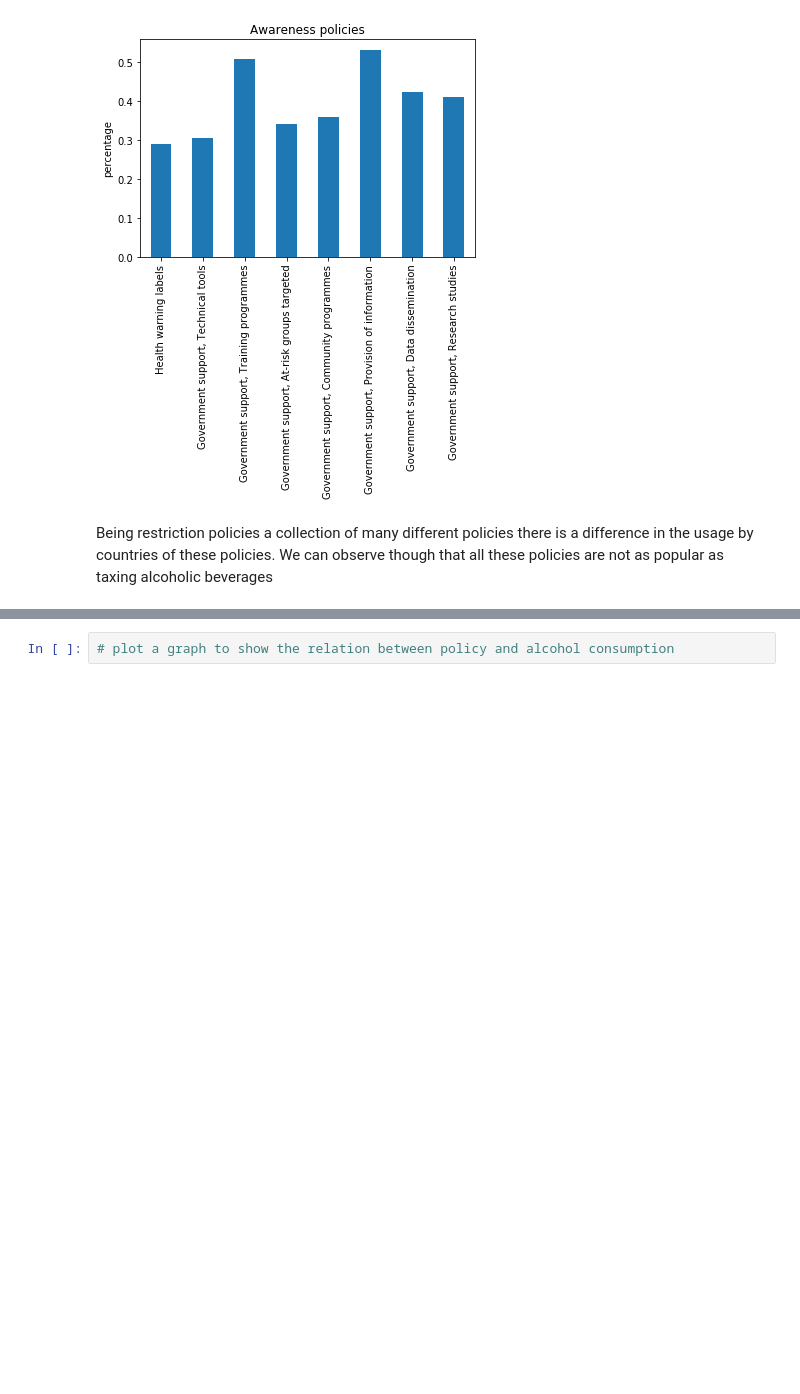
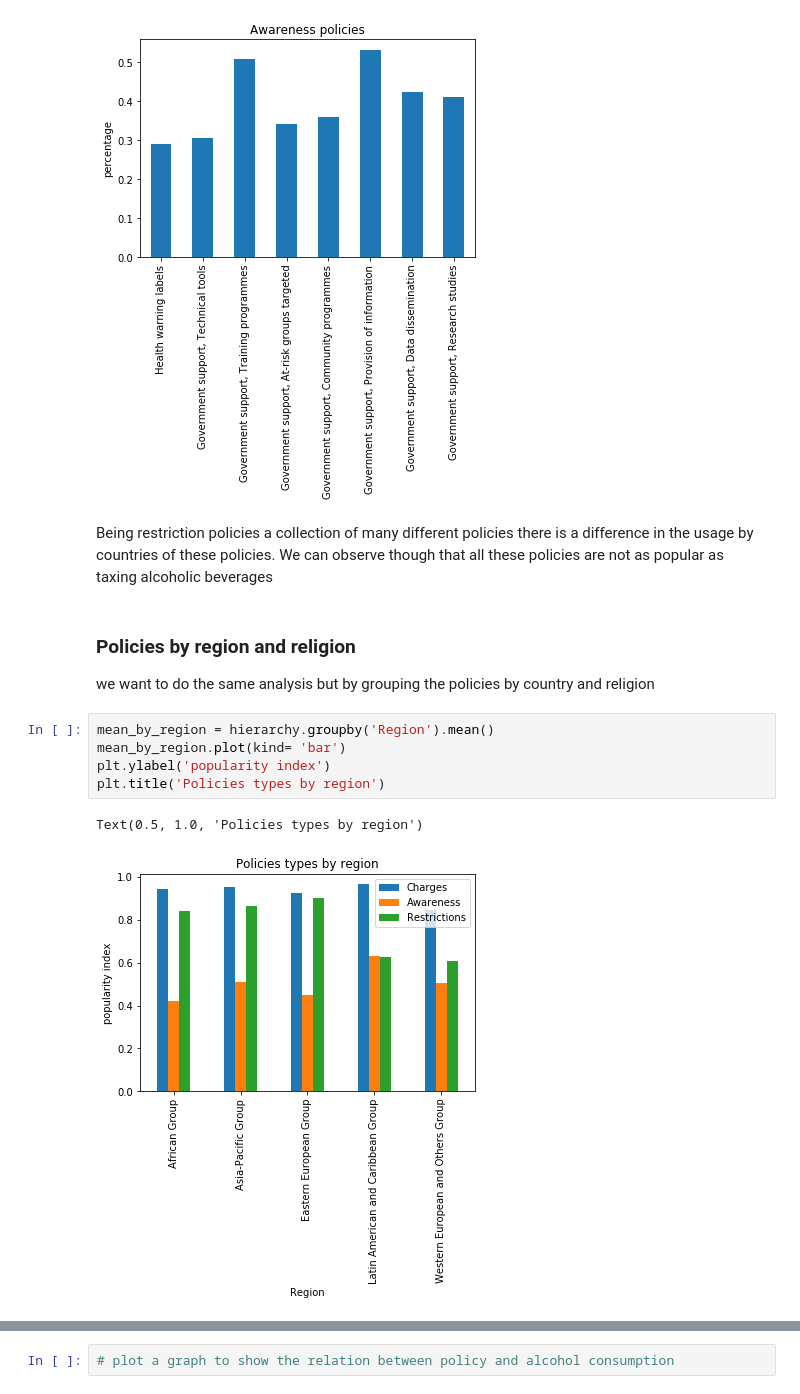
Before and after one commit to TomasTurner/Notorious_ADA_Projet_2019, a Jupyter notebook: final_notebook.ipynb, the cells around one changed output, grey strips where cells are left out. Cells and saved outputs as stored; diff of their text form; blank space fills up the shorter version.

```diff
--- a/final_notebook.ipynb
+++ b/final_notebook.ipynb
@@ -486,3 +495,15 @@ Text(0, 0.5, 'percentage')
 [figure]
 # %% [markdown]
 Being restriction policies a collection of many different policies there is a difference in the usage by countries of these policies. We can observe though that all these policies are not as popular as taxing alcoholic beverages
+# %% [markdown]
+### Policies by region and religion
+
+we want to do the same analysis but by grouping the policies by country and religion
+# %%
+mean_by_region = hierarchy.groupby('Region').mean()
+mean_by_region.plot(kind= 'bar')
+plt.ylabel('popularity index')
+plt.title('Policies types by region')
+# %% [output]
+Text(0.5, 1.0, 'Policies types by region')
+[figure, added]
```
Also changed, not shown: parts of 10 cells of this notebook, 1 other file.
